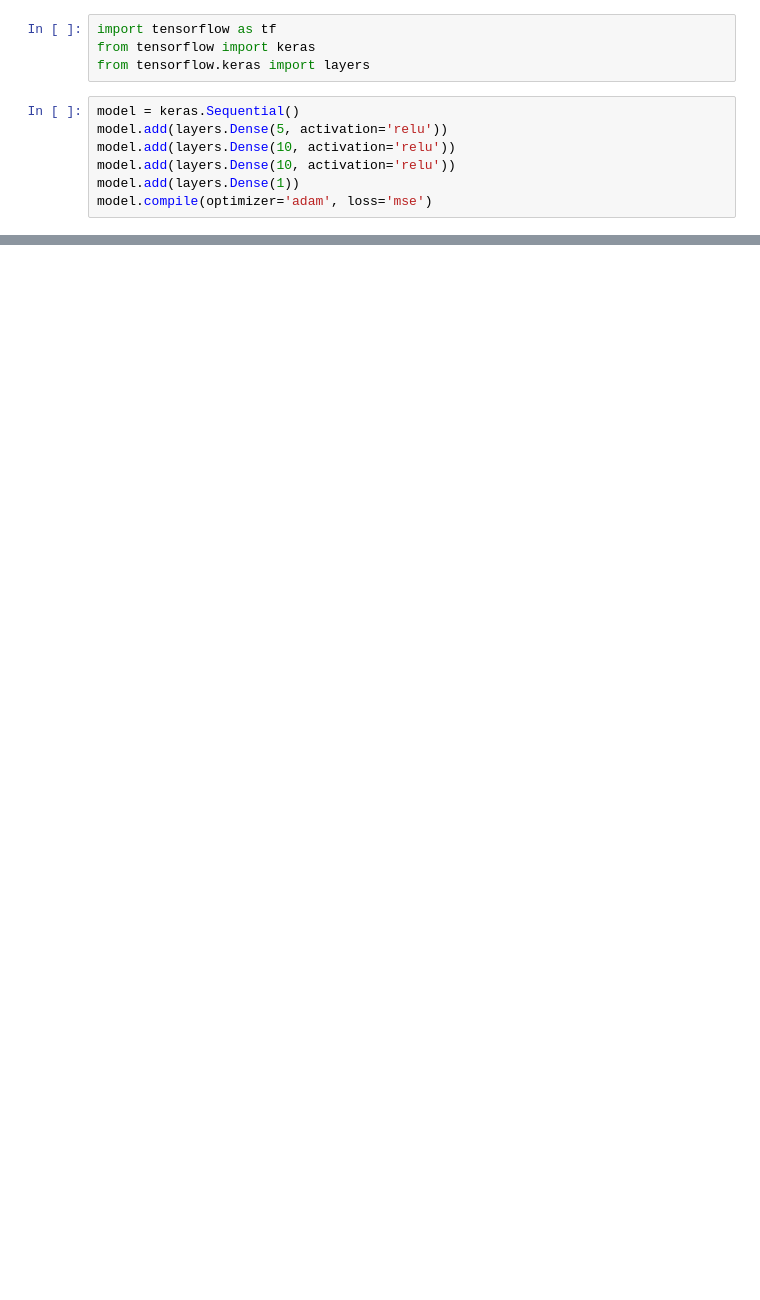
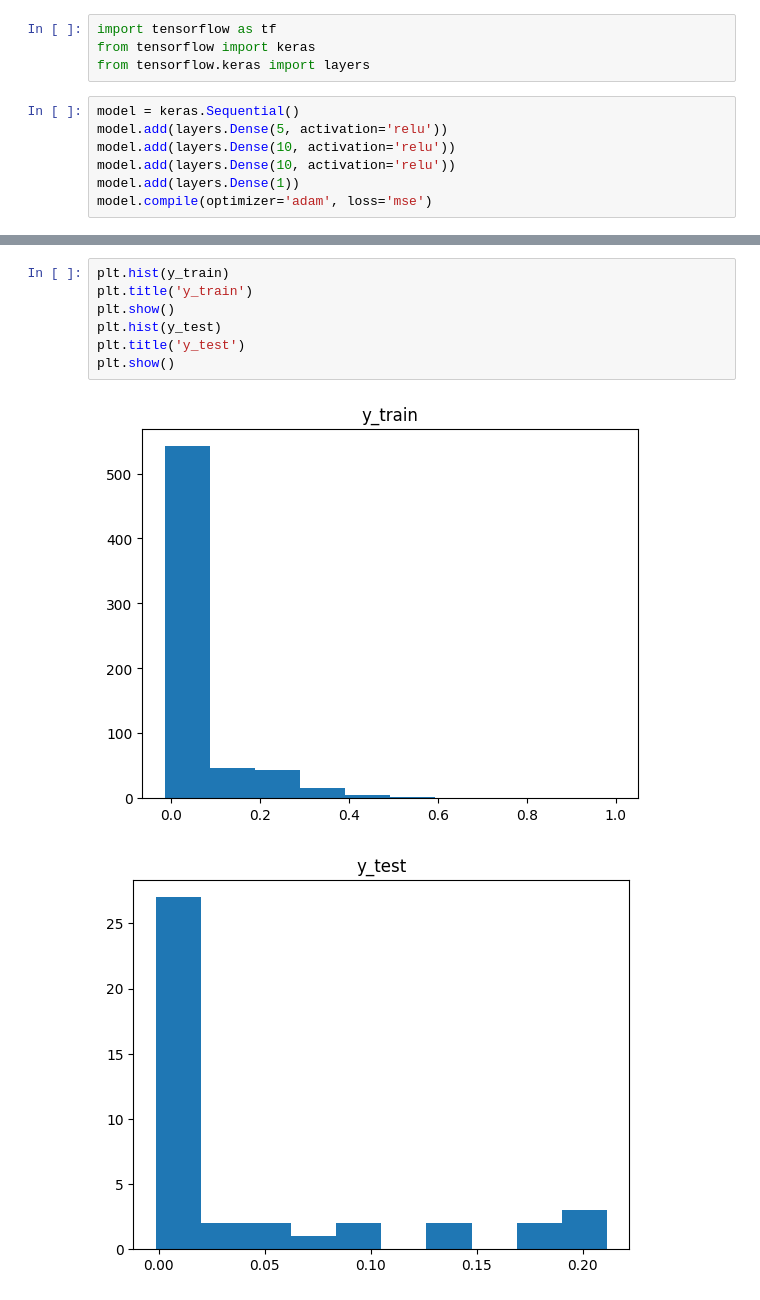
Before and after one commit to pawelmagnu/PyMPDATA, a Jupyter notebook: fluxes/data_preparation.ipynb, the cells around one changed output, grey strips where cells are left out. Saved outputs shown, nothing was run; the diff lists cells and outputs as text; blank space fills up the shorter version.

```diff
--- a/fluxes/data_preparation.ipynb
+++ b/fluxes/data_preparation.ipynb
@@ -162,0 +172,10 @@ Epoch 100/100
+# %%
+plt.hist(y_train)
+plt.title('y_train')
+plt.show()
+plt.hist(y_test)
+plt.title('y_test')
+plt.show()
+# %% [output]
+[figure, added]
+[figure, added]
```
Also changed, not shown: parts of 23 cells of this notebook.
